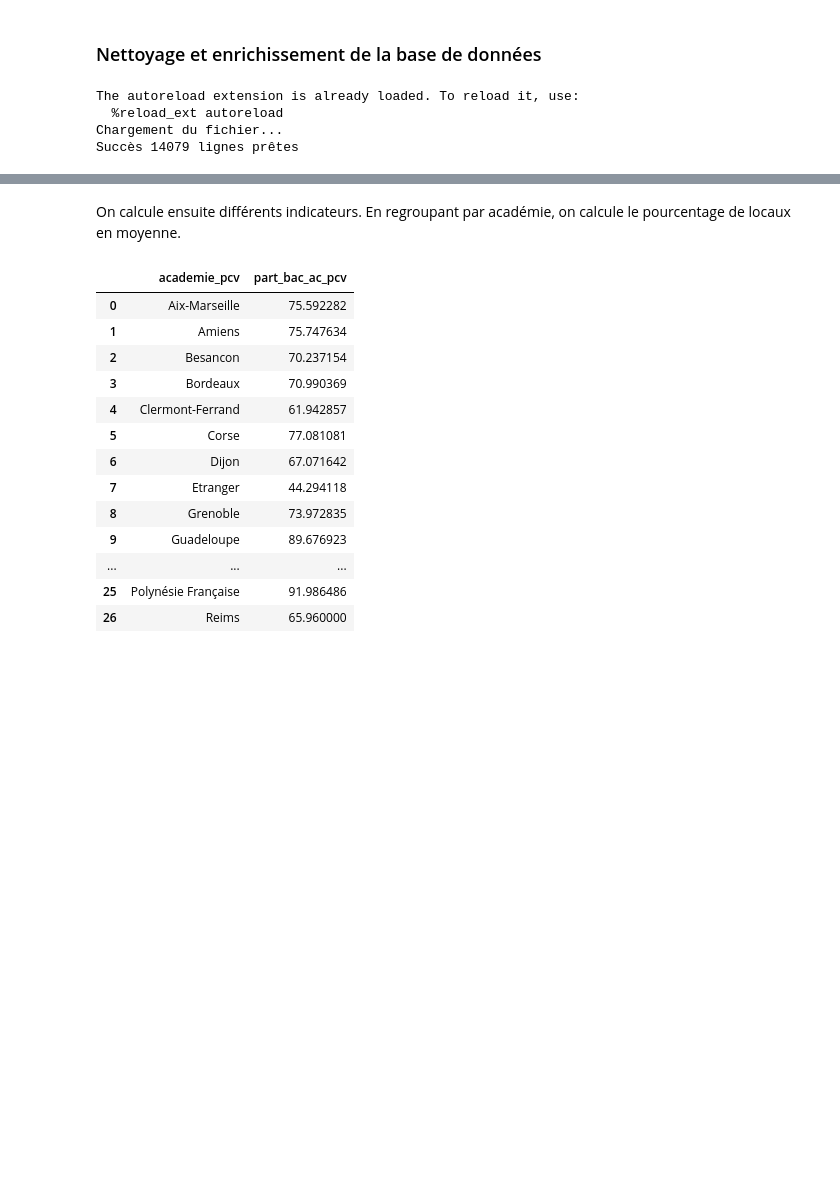
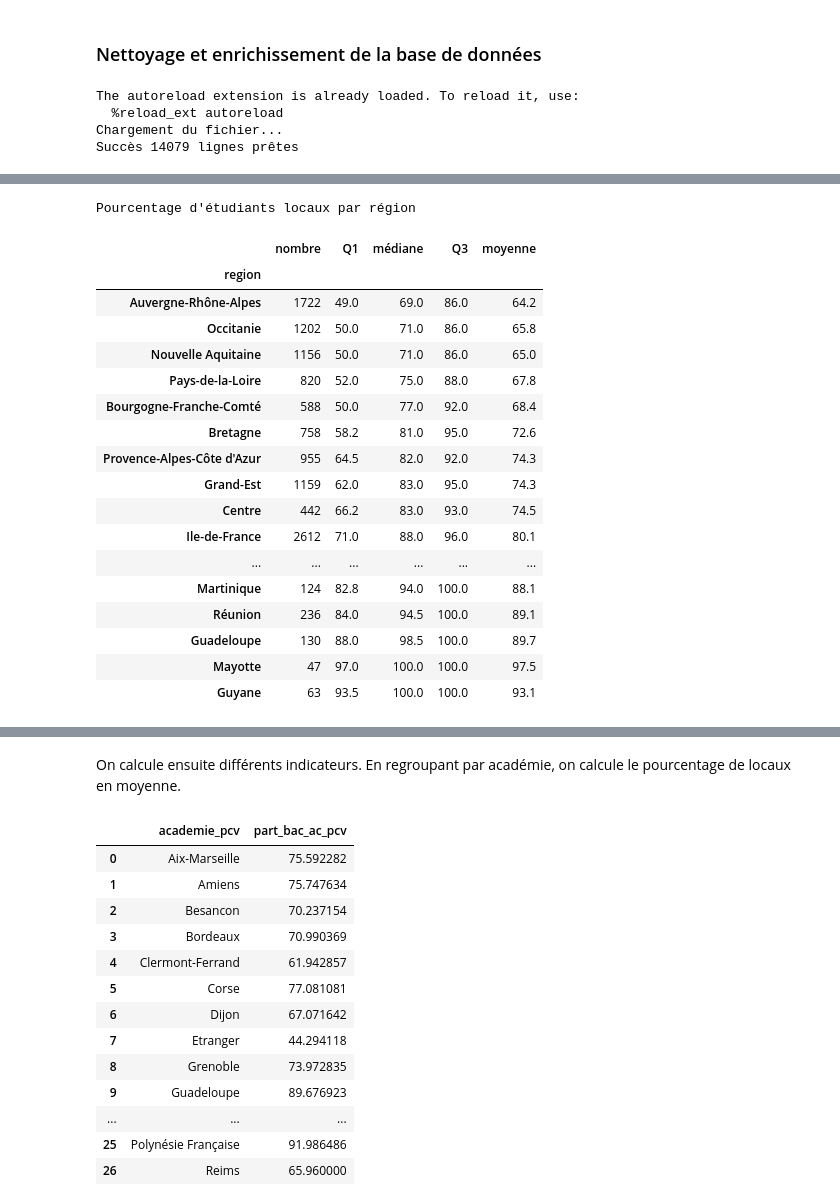
Before and after one commit to elise-m1/Projet-python-data-science, a Jupyter notebook: main.ipynb, the cells around one changed output, grey strips where cells are left out. Saved outputs shown, nothing was run; the diff lists cells and outputs as text; code cells hidden in the pictures; blank space fills up the shorter version.

```diff
--- a/main.ipynb
+++ b/main.ipynb
@@ -71,0 +116,25 @@ Pour éviter des biais pouvant être lié à des caractéristiques propres à l'
+# %%
+print("Pourcentage d'étudiants locaux par région")
+
+stats_geo = decrire_donnees(df, "region", "part_bac_ac_pcv")
+display(stats_geo)
+# %% [output]
+Pourcentage d'étudiants locaux par région
+|  | nombre | Q1 | médiane | Q3 | moyenne |
+| region |  |  |  |  |  |
+| Auvergne-Rhône-Alpes | 1722 | 49.0 | 69.0 | 86.0 | 64.2 |
+| Occitanie | 1202 | 50.0 | 71.0 | 86.0 | 65.8 |
+| Nouvelle Aquitaine | 1156 | 50.0 | 71.0 | 86.0 | 65.0 |
+| Pays-de-la-Loire | 820 | 52.0 | 75.0 | 88.0 | 67.8 |
+| Bourgogne-Franche-Comté | 588 | 50.0 | 77.0 | 92.0 | 68.4 |
+| Bretagne | 758 | 58.2 | 81.0 | 95.0 | 72.6 |
+| Provence-Alpes-Côte d'Azur | 955 | 64.5 | 82.0 | 92.0 | 74.3 |
+| Grand-Est | 1159 | 62.0 | 83.0 | 95.0 | 74.3 |
+| Centre | 442 | 66.2 | 83.0 | 93.0 | 74.5 |
+| Ile-de-France | 2612 | 71.0 | 88.0 | 96.0 | 80.1 |
+| ... | ... | ... | ... | ... | ... |
+| Martinique | 124 | 82.8 | 94.0 | 100.0 | 88.1 |
+| Réunion | 236 | 84.0 | 94.5 | 100.0 | 89.1 |
+| Guadeloupe | 130 | 88.0 | 98.5 | 100.0 | 89.7 |
+| Mayotte | 47 | 97.0 | 100.0 | 100.0 | 97.5 |
+| Guyane | 63 | 93.5 | 100.0 | 100.0 | 93.1 |
```
Also changed, not shown: parts of 7 cells of this notebook.
